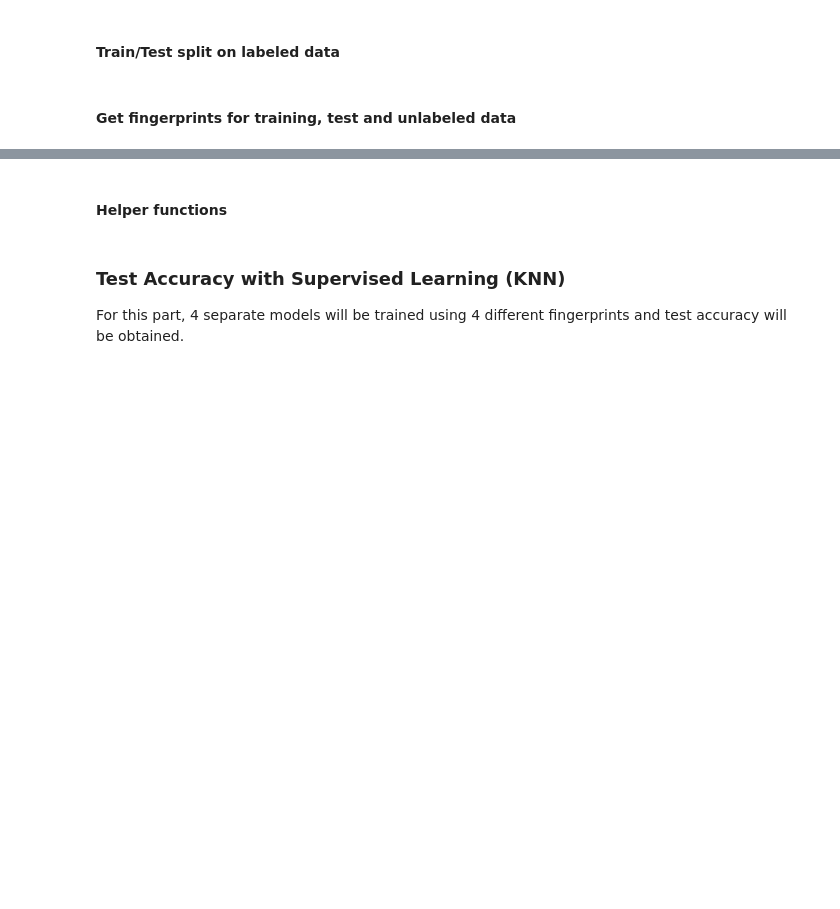
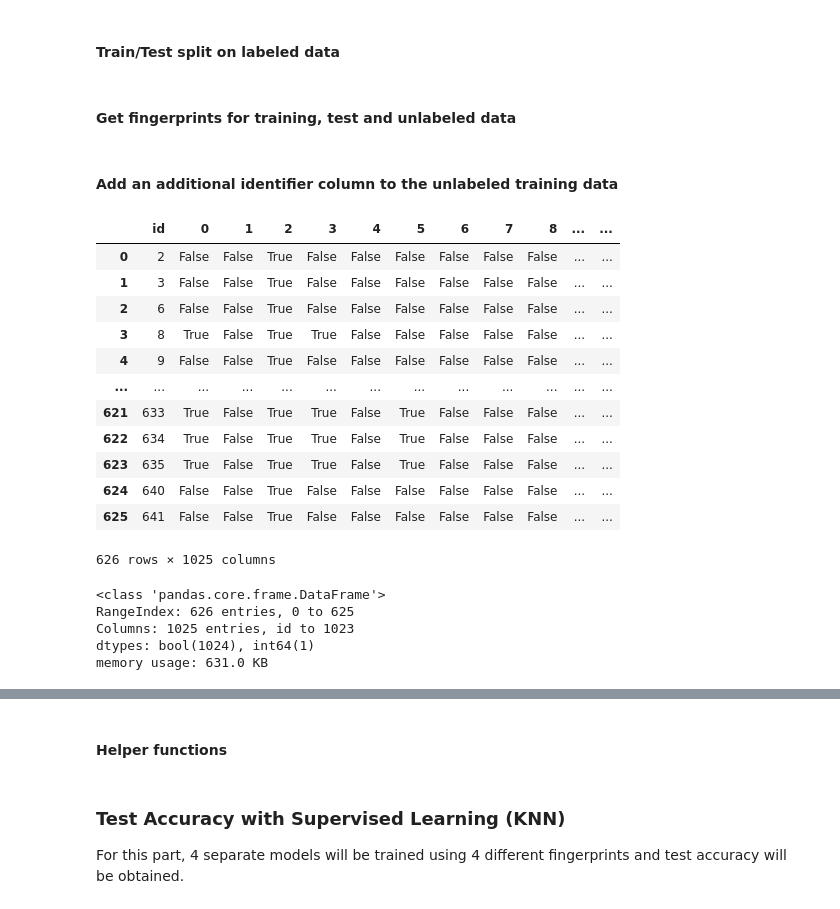
Before and after one commit to Shiska07/Semi-Supervised-Learning, a Jupyter notebook: Multi-View Training for Classification of Chemical Activity/Semi-Supervised Multi View Training for Chemical Activity Classification.ipynb, the cells around one changed output, grey strips where cells are left out. Saved outputs shown, nothing was run; the diff lists cells and outputs as text; code cells hidden in the pictures; blank space fills up the shorter version.

```diff
--- a/Multi-View Training for Classification of Chemical Activity/Semi-Supervised Multi View Training for Chemical Activity Classification.ipynb
+++ b/Multi-View Training for Classification of Chemical Activity/Semi-Supervised Multi View Training for Chemical Activity Classification.ipynb
@@ -191,3 +191,28 @@ X_train_fps_s = get_fingerprints(X_train)
 X_test_fps = get_fingerprints(X_test)
 X_train_fps_u = get_fingerprints(D_u['SMILES'])
 y_train_all_views = [y_train, y_train, y_train, y_train]
+# %% [markdown]
+#### Add an additional identifier column to the unlabeled training data
+# %%
+for i, df_u in enumerate(X_train_fps_u):
+    X_train_fps_u[i] = X_train_fps_u[i].reset_index()
+    X_train_fps_u[i] = X_train_fps_u[i].rename(columns = {'index': 'id'})
+    # X_train_fps_u[i] = X_train_fps_u[i].astype({'id': 'object'})
+# %%
+X_train_fps_u[0].drop(index = [0, 1, 4, 5, 7, 89, 56, 54, 57, 68, 99, 400, 636, 637, 638, 639], inplace = True)
+X_train_fps_u[0].reset_index(inplace=True, drop=True)
+X_train_fps_u[0]
+# %% [output]
+|  | id | 0 | 1 | 2 | 3 | 4 | 5 | 6 | 7 | 8 | ... | ... |
+| 0 | 2 | False | False | True | False | False | False | False | False | False | ... | ... |
+| 1 | 3 | False | False | True | False | False | False | False | False | False | ... | ... |
+| 2 | 6 | False | False | True | False | False | False | False | False | False | ... | ... |
+| 3 | 8 | True | False | True | True | False | False | False | False | False | ... | ... |
+| 4 | 9 | False | False | True | False | False | False | False | False | False | ... | ... |
+| ... | ... | ... | ... | ... | ... | ... | ... | ... | ... | ... | ... | ... |
+| 621 | 633 | True | False | True | True | False | True | False | False | False | ... | ... |
+| 622 | 634 | True | False | True | True | False | True | False | False | False | ... | ... |
+| 623 | 635 | True | False | True | True | False | True | False | False | False | ... | ... |
+| 624 | 640 | False | False | True | False | False | False | False | False | False | ... | ... |
+| 625 | 641 | False | False | True | False | False | False | False | False | False | ... | ... |
+626 rows × 1025 columns
@@ -193,0 +221,8 @@ y_train_all_views = [y_train, y_train, y_train, y_train]
+# %%
+X_train_fps_u[0].info()
+# %% [output]
+<class 'pandas.core.frame.DataFrame'>
+RangeIndex: 626 entries, 0 to 625
+Columns: 1025 entries, id to 1023
+dtypes: bool(1024), int64(1)
+memory usage: 631.0 KB
```
Also changed, not shown: parts of 15 cells of this notebook, 1 other file.
